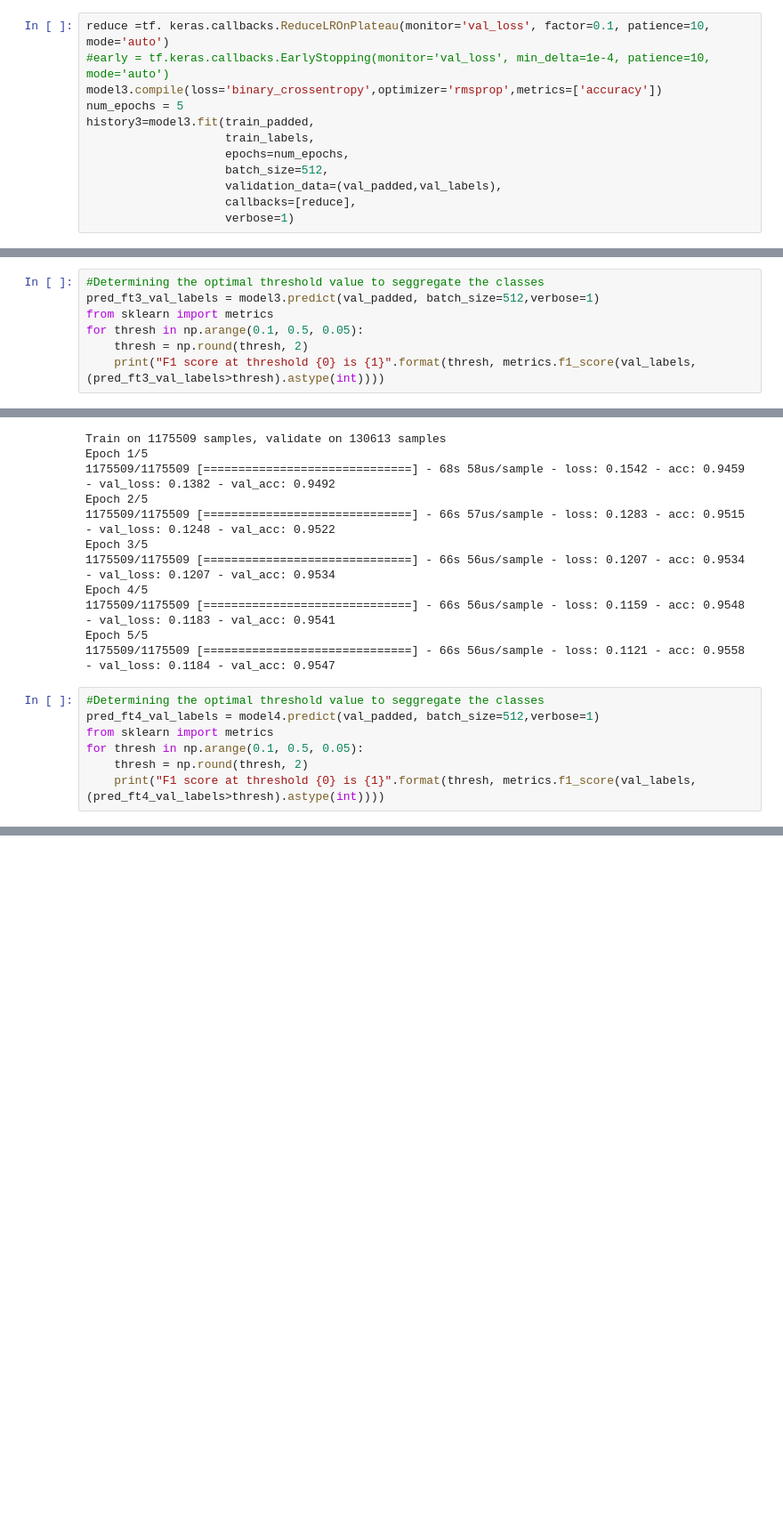
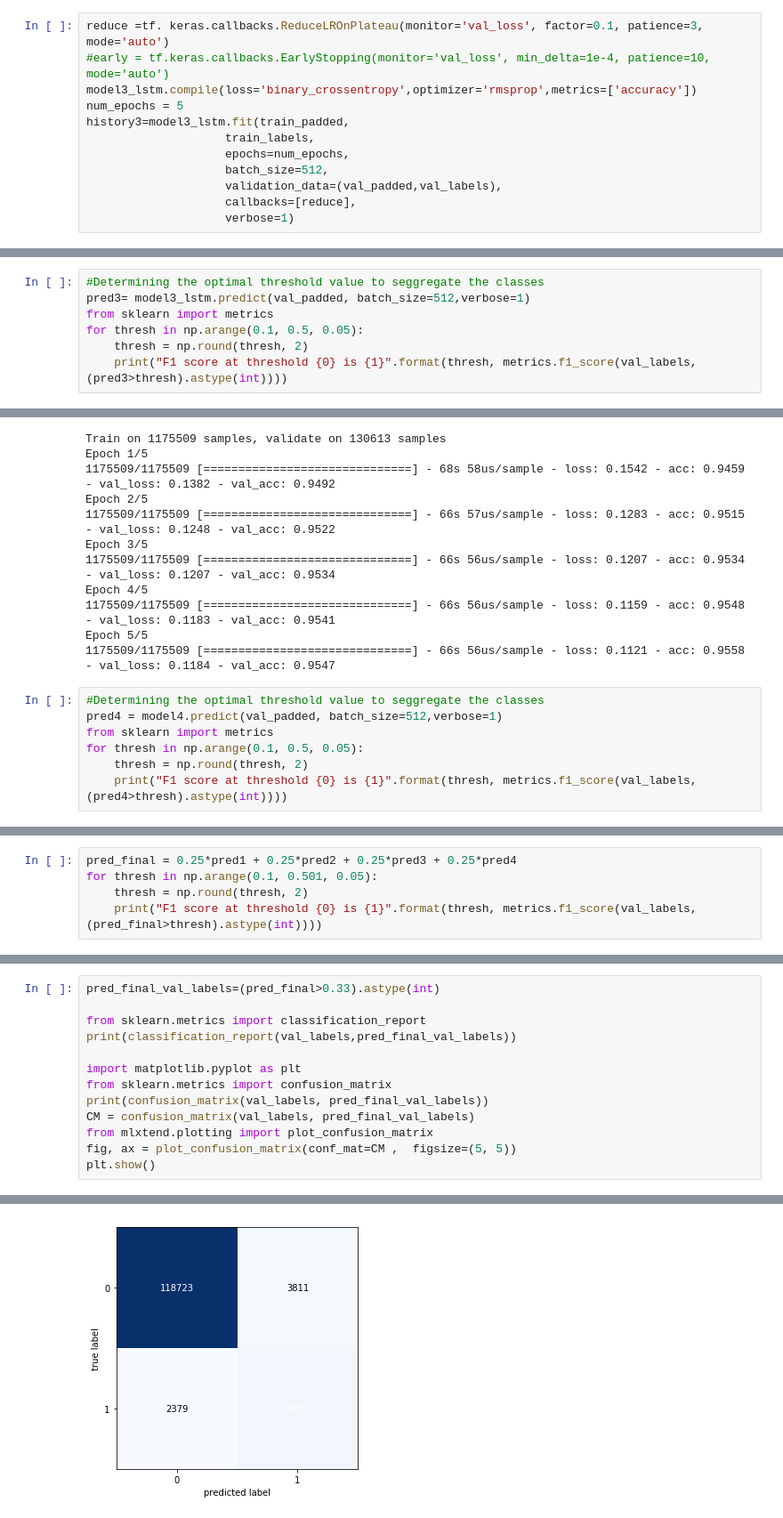
Before and after one commit to manashpratim/Quora-Insincere-Questions-Classification, a Jupyter notebook: Quora_Insincere_Questions_Classification.ipynb, the cells around one changed output, grey strips where cells are left out. Shown: that part at 89% size. Drawn from its saved outputs; the diff is of its cells as text; blank space fills up the shorter version.

```diff
--- a/Quora_Insincere_Questions_Classification.ipynb
+++ b/Quora_Insincere_Questions_Classification.ipynb
@@ -607,11 +462,11 @@ model3 = tf.keras.Sequential([
     tf.keras.layers.Dense(1, activation='sigmoid')
 ])
 # %%
-reduce =tf. keras.callbacks.ReduceLROnPlateau(monitor='val_loss', factor=0.1, patience=10, mode='auto')
+reduce =tf. keras.callbacks.ReduceLROnPlateau(monitor='val_loss', factor=0.1, patience=3, mode='auto')
 #early = tf.keras.callbacks.EarlyStopping(monitor='val_loss', min_delta=1e-4, patience=10, mode='auto')
-model3.compile(loss='binary_crossentropy',optimizer='rmsprop',metrics=['accuracy'])
+model3_lstm.compile(loss='binary_crossentropy',optimizer='rmsprop',metrics=['accuracy'])
 num_epochs = 5
-history3=model3.fit(train_padded,
+history3=model3_lstm.fit(train_padded,
                     train_labels,
                     epochs=num_epochs,
                     batch_size=512,
@@ -633,8 +488,8 @@ Epoch 5/5
 # %%
 #Determining the optimal threshold value to seggregate the classes
-pred_ft3_val_labels = model3.predict(val_padded, batch_size=512,verbose=1)
+pred3= model3_lstm.predict(val_padded, batch_size=512,verbose=1)
 from sklearn import metrics
 for thresh in np.arange(0.1, 0.5, 0.05):
     thresh = np.round(thresh, 2)
-    print("F1 score at threshold {0} is {1}".format(thresh, metrics.f1_score(val_labels, (pred_ft3_val_labels>thresh).astype(int))))
+    print("F1 score at threshold {0} is {1}".format(thresh, metrics.f1_score(val_labels, (pred3>thresh).astype(int))))
 # %% [output]
@@ -708,9 +563,9 @@ Epoch 5/5
 1175509/1175509 [==============================] - 66s 56us/sample - loss: 0.1121 - acc: 0.9558 - val_loss: 0.1184 - val_acc: 0.9547
 # %%
 #Determining the optimal threshold value to seggregate the classes
-pred_ft4_val_labels = model4.predict(val_padded, batch_size=512,verbose=1)
+pred4 = model4.predict(val_padded, batch_size=512,verbose=1)
 from sklearn import metrics
 for thresh in np.arange(0.1, 0.5, 0.05):
     thresh = np.round(thresh, 2)
-    print("F1 score at threshold {0} is {1}".format(thresh, metrics.f1_score(val_labels, (pred_ft4_val_labels>thresh).astype(int))))
+    print("F1 score at threshold {0} is {1}".format(thresh, metrics.f1_score(val_labels, (pred4>thresh).astype(int))))
 # %% [output]
@@ -752,0 +612,5 @@ weighted avg       0.95      0.95      0.95    130613
+# %%
+pred_final = 0.25*pred1 + 0.25*pred2 + 0.25*pred3 + 0.25*pred4
+for thresh in np.arange(0.1, 0.501, 0.05):
+    thresh = np.round(thresh, 2)
+    print("F1 score at threshold {0} is {1}".format(thresh, metrics.f1_score(val_labels, (pred_final>thresh).astype(int))))
@@ -752,0 +627,14 @@ weighted avg       0.95      0.95      0.95    130613
+# %%
+pred_final_val_labels=(pred_final>0.33).astype(int)
+
+from sklearn.metrics import classification_report
+print(classification_report(val_labels,pred_final_val_labels))
+
+import matplotlib.pyplot as plt
+from sklearn.metrics import confusion_matrix
+print(confusion_matrix(val_labels, pred_final_val_labels))
+CM = confusion_matrix(val_labels, pred_final_val_labels)
+from mlxtend.plotting import plot_confusion_matrix
+fig, ax = plot_confusion_matrix(conf_mat=CM ,  figsize=(5, 5))
+plt.show()
+# %% [output]
@@ -752,0 +652 @@ weighted avg       0.95      0.95      0.95    130613
+[figure, added]
```
Also changed, not shown: parts of 36 cells of this notebook.
